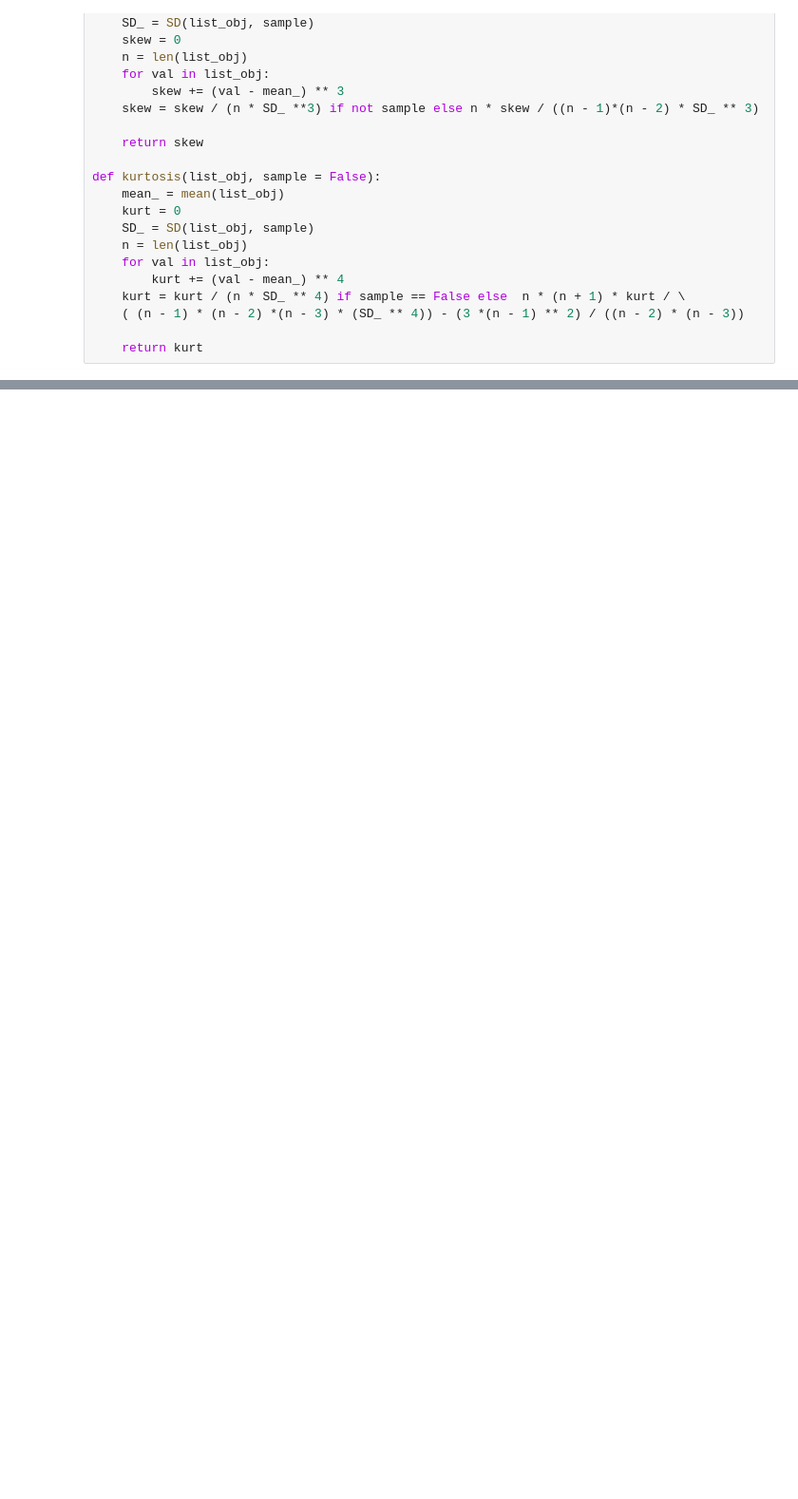
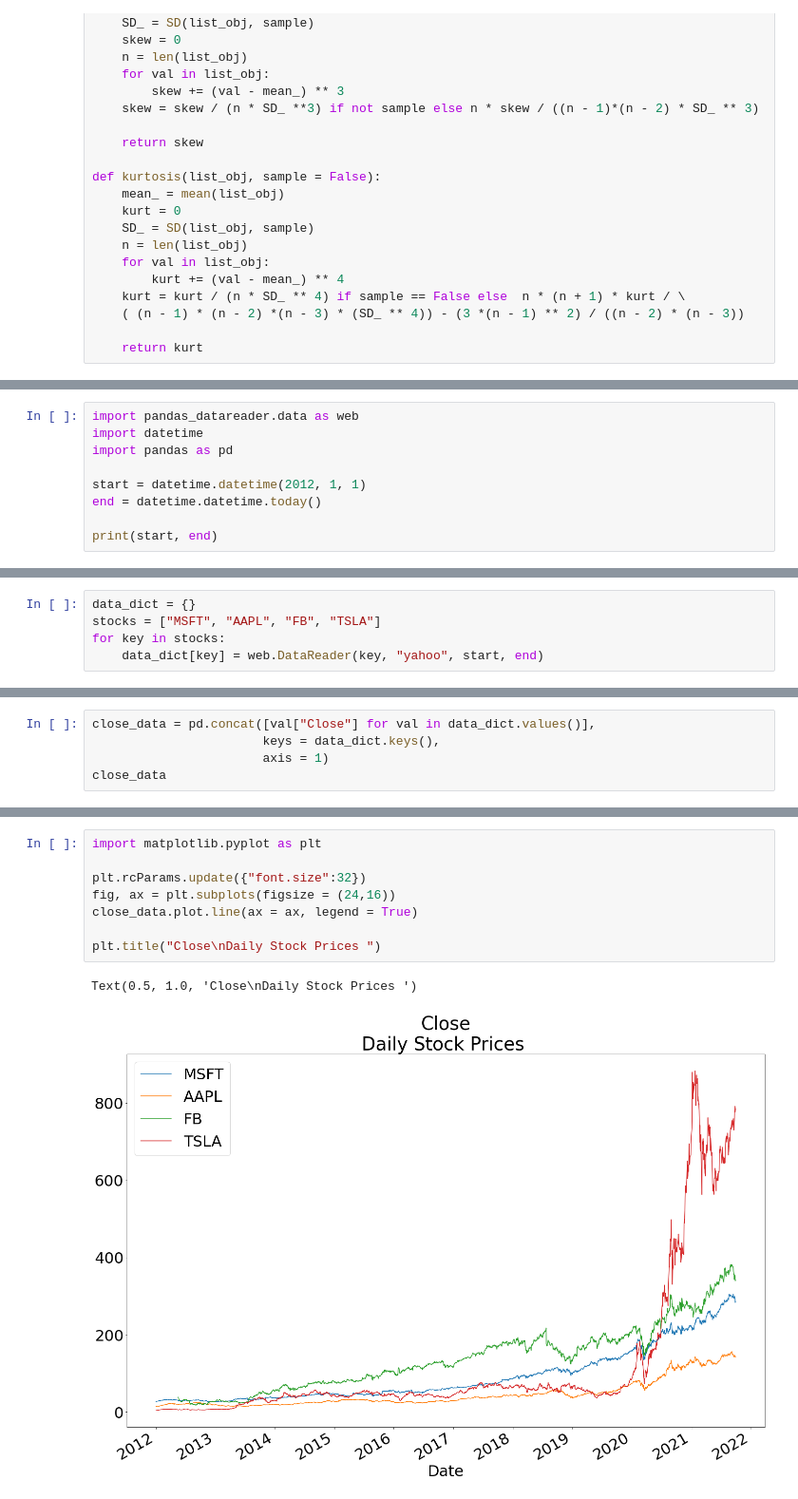
Before and after one commit to iadubovoy/ECON_411, a Jupyter notebook: In-Class Projects/Project 5 - Building Functions and Visualizing Distribution .ipynb, the cells around one changed output, grey strips where cells are left out. Shown at 95% size. Drawn from its saved outputs; the diff is of its cells as text; blank space fills up the shorter version.

```diff
--- a/In-Class Projects/Project 5 - Building Functions and Visualizing Distribution .ipynb
+++ b/In-Class Projects/Project 5 - Building Functions and Visualizing Distribution .ipynb
@@ -179,0 +201,9 @@ list 2 kurtosis 3.0860038825064446
+# %%
+import pandas_datareader.data as web
+import datetime
+import pandas as pd
+
+start = datetime.datetime(2012, 1, 1)
+end = datetime.datetime.today()
+
+print(start, end)
@@ -179,0 +212,5 @@ list 2 kurtosis 3.0860038825064446
+# %%
+data_dict = {}
+stocks = ["MSFT", "AAPL", "FB", "TSLA"]
+for key in stocks:
+    data_dict[key] = web.DataReader(key, "yahoo", start, end)
@@ -179,0 +258,5 @@ list 2 kurtosis 3.0860038825064446
+# %%
+close_data = pd.concat([val["Close"] for val in data_dict.values()],
+                       keys = data_dict.keys(),
+                       axis = 1)
+close_data
@@ -179,0 +278,11 @@ list 2 kurtosis 3.0860038825064446
+# %%
+import matplotlib.pyplot as plt
+
+plt.rcParams.update({"font.size":32})
+fig, ax = plt.subplots(figsize = (24,16))
+close_data.plot.line(ax = ax, legend = True)
+
+plt.title("Close\nDaily Stock Prices ")
+# %% [output]
+Text(0.5, 1.0, 'Close\nDaily Stock Prices ')
+[figure, added]
```
Also changed, not shown: parts of 20 cells of this notebook, 5 other files.
